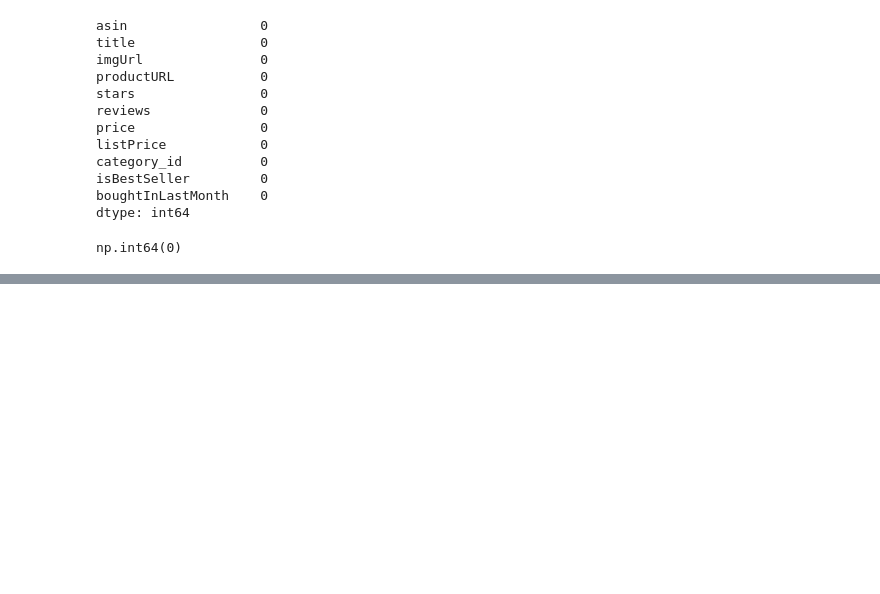
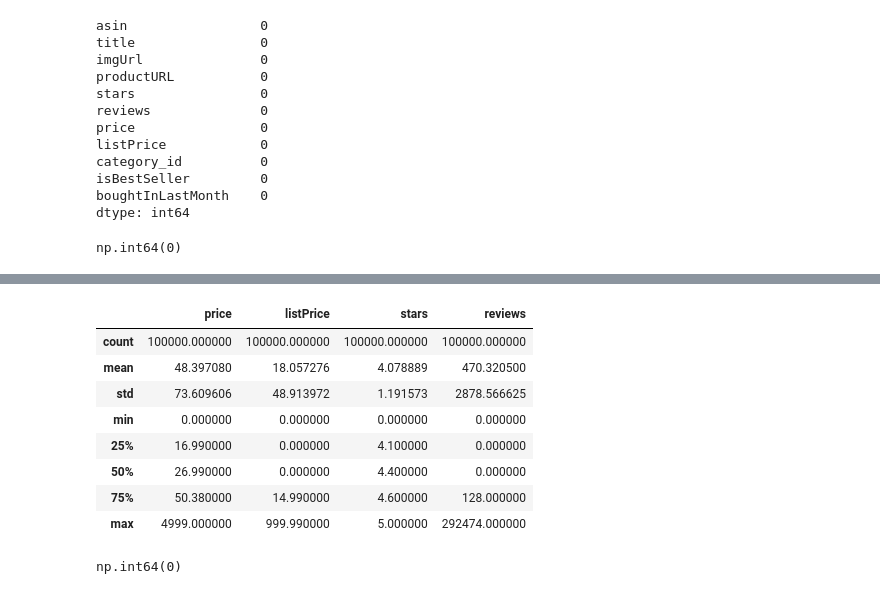
Before and after one commit to Niraj7272/E-Commerce_Product_Clustering_K-Means, a Jupyter notebook: notebooks/product_Clustering.ipynb, the cells around one changed output, grey strips where cells are left out. Drawn from its saved outputs; the diff is of its cells as text; code cells hidden in the pictures; blank space fills up the shorter version.

```diff
--- a/notebooks/product_Clustering.ipynb
+++ b/notebooks/product_Clustering.ipynb
@@ -240,0 +259,21 @@ np.int64(0)
+# %%
+df[[
+    "price",
+    "listPrice",
+    "stars",
+    "reviews"
+]].describe()
+# %% [output]
+|  | price | listPrice | stars | reviews |
+| count | 100000.000000 | 100000.000000 | 100000.000000 | 100000.000000 |
+| mean | 48.397080 | 18.057276 | 4.078889 | 470.320500 |
+| std | 73.609606 | 48.913972 | 1.191573 | 2878.566625 |
+| min | 0.000000 | 0.000000 | 0.000000 | 0.000000 |
+| 25% | 16.990000 | 0.000000 | 4.100000 | 0.000000 |
+| 50% | 26.990000 | 0.000000 | 4.400000 | 0.000000 |
+| 75% | 50.380000 | 14.990000 | 4.600000 | 128.000000 |
+| max | 4999.000000 | 999.990000 | 5.000000 | 292474.000000 |
+# %%
+df["price"].isna().sum()
+# %% [output]
+np.int64(0)
```
Also changed, not shown: parts of 2 cells of this notebook.
